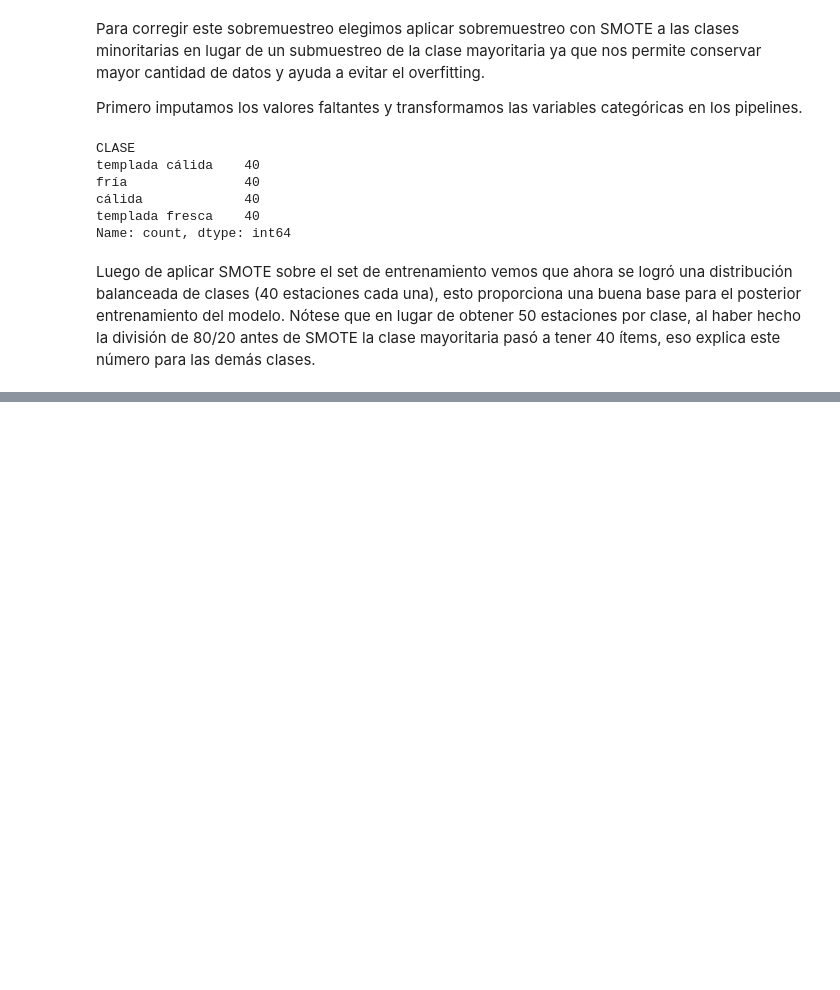
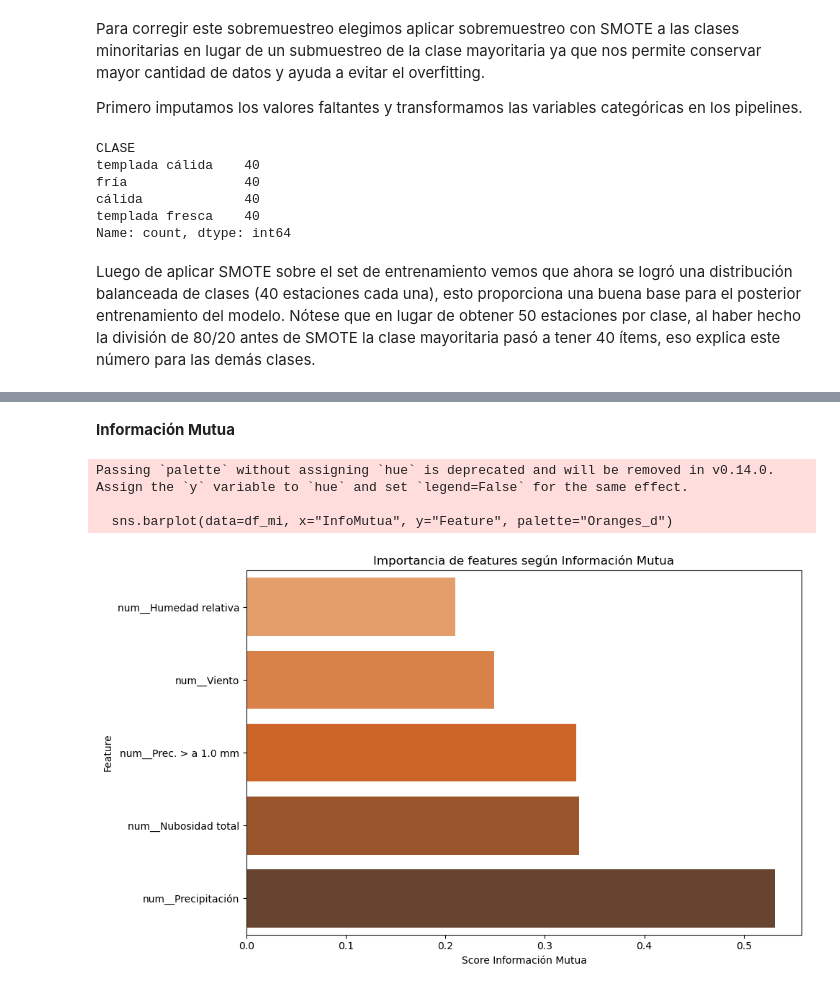
Before and after one commit to Mati279/Analisis-de-Datos---TPs, a Jupyter notebook: TP2/Borrador.ipynb, the cells around one changed output, grey strips where cells are left out. Cells and saved outputs as stored; diff of their text form; code cells hidden in the pictures; blank space fills up the shorter version.

```diff
--- a/TP2/Borrador.ipynb
+++ b/TP2/Borrador.ipynb
@@ -159,0 +194,28 @@ Ahora vamos a identificar qué variables son más relevantes para predecir la va
+# %% [markdown]
+**Información Mutua**
+# %%
+from sklearn.feature_selection import SelectKBest, mutual_info_classif
+
+# Información Mutua
+mi_selector = SelectKBest(score_func=mutual_info_classif, k='all')
+mi_selector.fit(X_train_res, y_train_res)
+mi_scores = mi_selector.scores_
+
+# Gráfico Información Mutua
+df_mi = pd.DataFrame({
+    "Feature": feature_names,
+    "InfoMutua": mi_scores
+}).sort_values(by="InfoMutua", ascending=True)
+
+plt.figure(figsize=(10, 6))
+sns.barplot(data=df_mi, x="InfoMutua", y="Feature", palette="Oranges_d")
+plt.title("Importancia de features según Información Mutua")
+plt.xlabel("Score Información Mutua")
+plt.ylabel("Feature")
+plt.tight_layout()
+plt.show()
+# %% [output]
+Passing `palette` without assigning `hue` is deprecated and will be removed in v0.14.0. Assign the `y` variable to `hue` and set `legend=False` for the same effect.
+
+  sns.barplot(data=df_mi, x="InfoMutua", y="Feature", palette="Oranges_d")
+[figure, added]
```
Also changed, not shown: parts of 7 cells of this notebook.
